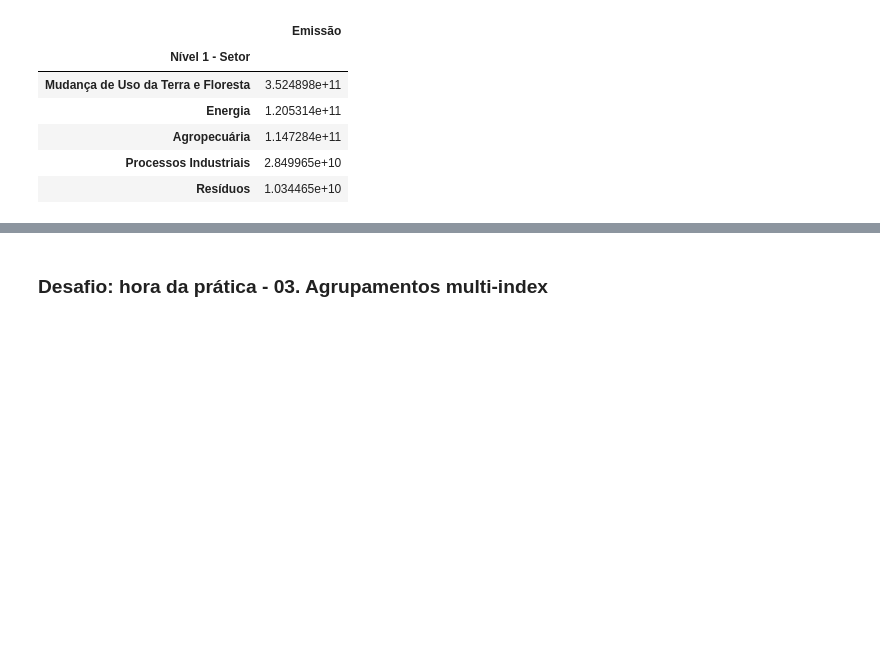
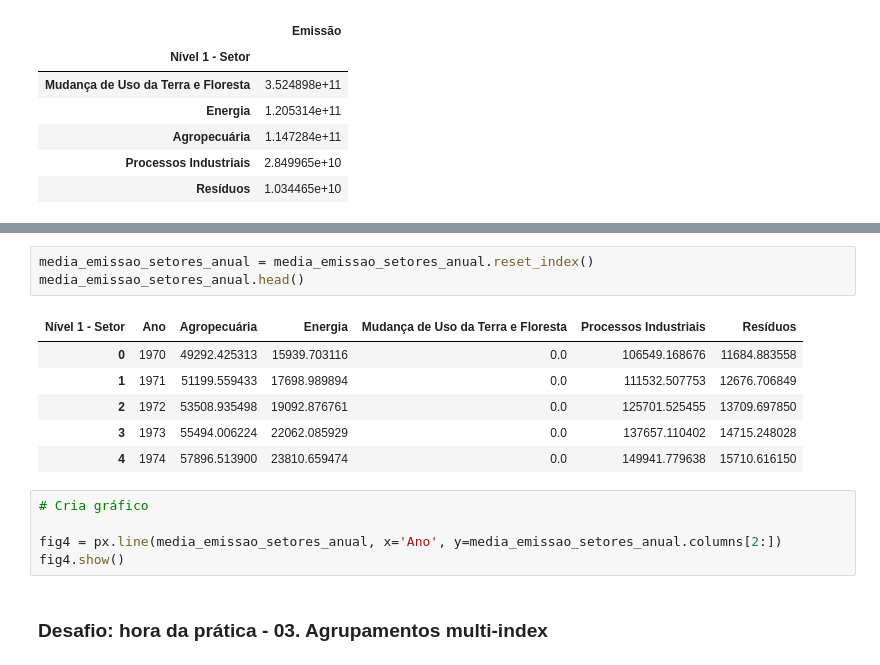
Before and after one commit to joas-ds/Alura_Python_para_Data_Science-Public, a Jupyter notebook: Selecionando_e_agrupando_dados/analise_dados_SEEG.ipynb, the cells around one changed output, grey strips where cells are left out. Saved outputs shown, nothing was run; the diff lists cells and outputs as text; blank space fills up the shorter version.

```diff
--- a/Selecionando_e_agrupando_dados/analise_dados_SEEG.ipynb
+++ b/Selecionando_e_agrupando_dados/analise_dados_SEEG.ipynb
@@ -825,2 +826,17 @@ emissoes_por_ano.groupby('Nível 1 - Setor')[['Emissão']].sum().sort_values('Em
+# %%
+media_emissao_setores_anual = media_emissao_setores_anual.reset_index()
+media_emissao_setores_anual.head()
+# %% [output]
+| Nível 1 - Setor | Ano | Agropecuária | Energia | Mudança de Uso da Terra e Floresta | Processos Industriais | Resíduos |
+| 0 | 1970 | 49292.425313 | 15939.703116 | 0.0 | 106549.168676 | 11684.883558 |
+| 1 | 1971 | 51199.559433 | 17698.989894 | 0.0 | 111532.507753 | 12676.706849 |
+| 2 | 1972 | 53508.935498 | 19092.876761 | 0.0 | 125701.525455 | 13709.697850 |
+| 3 | 1973 | 55494.006224 | 22062.085929 | 0.0 | 137657.110402 | 14715.248028 |
+| 4 | 1974 | 57896.513900 | 23810.659474 | 0.0 | 149941.779638 | 15710.616150 |
+# %%
+# Cria gráfico
+
+fig4 = px.line(media_emissao_setores_anual, x='Ano', y=media_emissao_setores_anual.columns[2:])
+fig4.show()
 # %% [markdown]
 ### Desafio: hora da prática - 03. Agrupamentos multi-index
```
Also changed, not shown: parts of 5 cells of this notebook.
